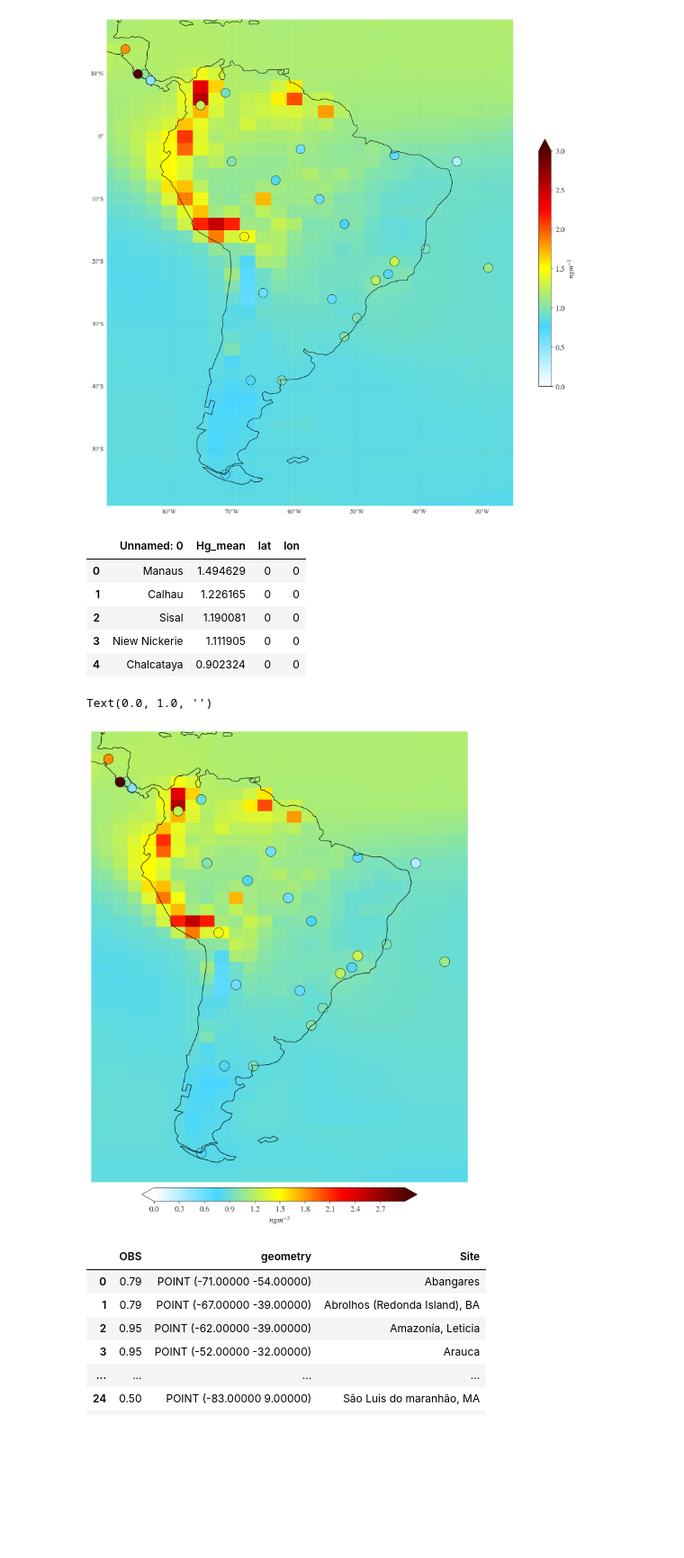
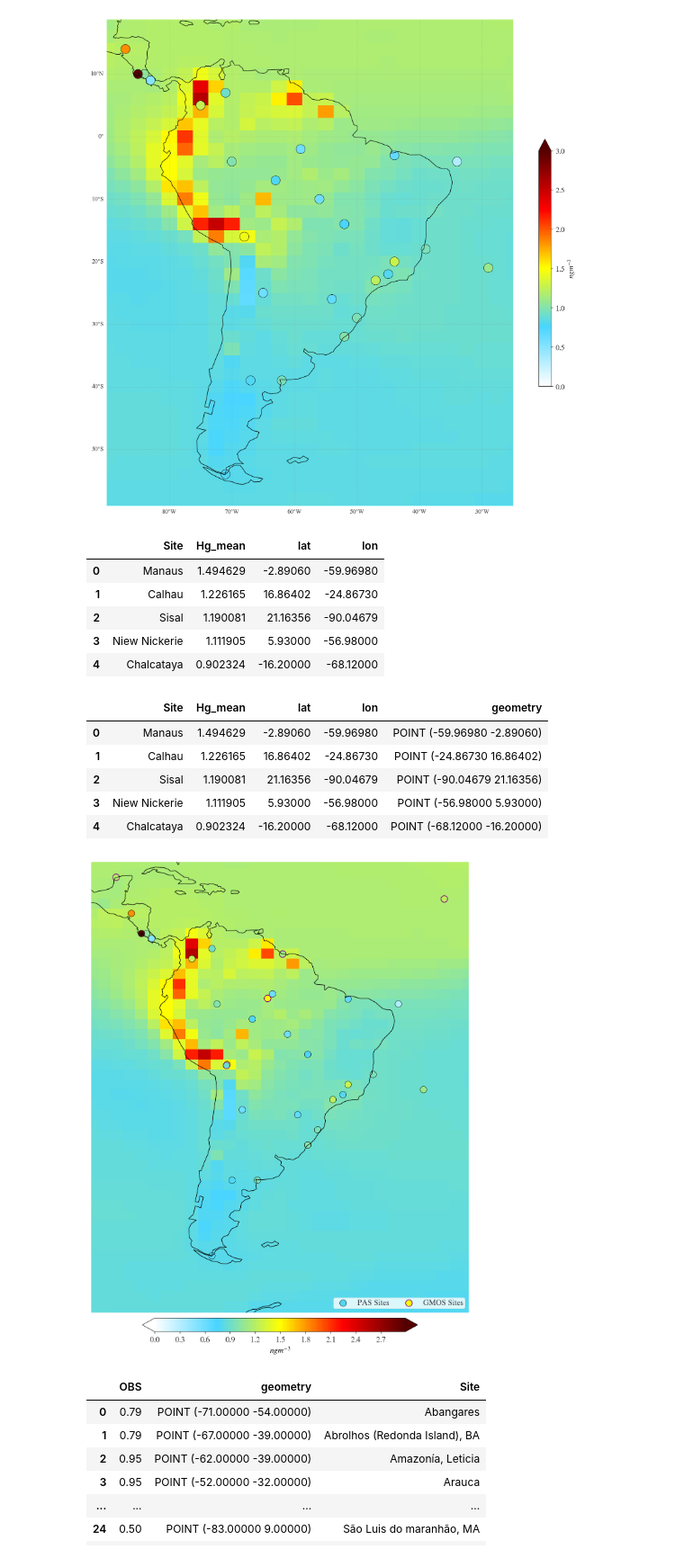
Before and after one commit to Shakes-tzd/MIT_TPP_thesis, a Jupyter notebook: JPnotebooks/LATAM_Passive_Sampler_Data_Analysis/Latam Tracer Concentrations Plots-2015.ipynb, the cells around one changed output. Shown at 90% size. Cells and saved outputs as stored; diff of their text form; code cells hidden in the pictures; blank space fills up the shorter version.

```diff
--- a/JPnotebooks/LATAM_Passive_Sampler_Data_Analysis/Latam Tracer Concentrations Plots-2015.ipynb
+++ b/JPnotebooks/LATAM_Passive_Sampler_Data_Analysis/Latam Tracer Concentrations Plots-2015.ipynb
@@ -618,46 +618,59 @@ plt.show()
 [figure]
 # %%
 GMOS_averages=pd.read_csv('/home/tzd/fs03/d1/tzd/Data_analysis/MIT_TPP_thesis/JPnotebooks/year_average_Hg_0.csv')
-# %%
-GMOS_averages['lat']=0
-GMOS_averages['lon']=0
 # %%
 GMOS_averages
 # %% [output]
-|  | Unnamed: 0 | Hg_mean | lat | lon |
-| 0 | Manaus | 1.494629 | 0 | 0 |
-| 1 | Calhau | 1.226165 | 0 | 0 |
-| 2 | Sisal | 1.190081 | 0 | 0 |
-| 3 | Niew Nickerie | 1.111905 | 0 | 0 |
-| 4 | Chalcataya | 0.902324 | 0 | 0 |
+|  | Site | Hg_mean | lat | lon |
+| 0 | Manaus | 1.494629 | -2.89060 | -59.96980 |
+| 1 | Calhau | 1.226165 | 16.86402 | -24.86730 |
+| 2 | Sisal | 1.190081 | 21.16356 | -90.04679 |
+| 3 | Niew Nickerie | 1.111905 | 5.93000 | -56.98000 |
+| 4 | Chalcataya | 0.902324 | -16.20000 | -68.12000 |
+# %%
+sites=gpd.GeoDataFrame(GMOS_averages, geometry = gpd.points_from_xy(GMOS_averages['lon'],GMOS_averages['lat'] ))
+sites
+# %% [output]
+|  | Site | Hg_mean | lat | lon | geometry |
+| 0 | Manaus | 1.494629 | -2.89060 | -59.96980 | POINT (-59.96980 -2.89060) |
+| 1 | Calhau | 1.226165 | 16.86402 | -24.86730 | POINT (-24.86730 16.86402) |
+| 2 | Sisal | 1.190081 | 21.16356 | -90.04679 | POINT (-90.04679 21.16356) |
+| 3 | Niew Nickerie | 1.111905 | 5.93000 | -56.98000 | POINT (-56.98000 5.93000) |
+| 4 | Chalcataya | 0.902324 | -16.20000 | -68.12000 | POINT (-68.12000 -16.20000) |
 # %%
 #longitude=slice(-92.0,-25.0),latitude=slice(-58,18))]
 
 fig = plt.figure(figsize=[15,15])
 ax = fig.add_subplot(111, projection=ccrs.PlateCarree())
 
 Hg_avPERyear[0,:,:].plot(ax=ax,x='LON',y='LAT', #set the axis
                         levels = np.arange(0, 3, .01), #set the levels for our colorbars
                        extend='both',#extend the colorbar in both directions
                        transform=ccrs.PlateCarree(), #fit data into map
                        cbar_kwargs={'orientation':'horizontal','label':'$ngm^{-3}$','shrink':0.5,'pad':0.01}, #label our colorbar (use ds_a just to get units)
                         cmap=cmap)  #choose color for our colorbar
-gplt.pointplot(L_OB_GEO,hue='OBS', cmap=cmap, norm=norm,ax=ax,edgecolor='black', linewidth=0.5,s = 15
+gplt.pointplot(L_OB_GEO,hue='OBS', cmap=cmap, norm=norm,ax=ax,edgecolor='black', linewidth=0.5,s = 10,label='PAS Sites'
+)
+gplt.pointplot(sites,hue='Hg_mean', cmap=cmap, norm=norm,ax=ax,edgecolor='purple', linewidth=1,s = 10,label='GMOS Sites'
 )
 #for x, y, label in zip(L_OB_GEO.geometry.x, L_OB_GEO.geometry.y, L_OB_GEO.OBS):
       #  ax.annotate(label, xy=(x, y), xytext=(3, 3), textcoords="offset points")
 
 
-ax.set_extent([-90, -25, -55, 16])
+ax.set_extent([-95, -20, -60, 20])
 ax.coastlines() #add coastlines
 #-92ax.set_extent([-150, -20, -90, 90])
 plt.title('')
 # plt.title('Annual Averaged Hg0', fontsize = 16); #title
 #av=df_d.resample('AS').mean()
 #print('Global Average Value from Model: ',av['IJ-AVG-S_Hg0'][0])
+plt.legend(ncol=2,loc='lower right',fontsize=12)
+name='07-27-22_pas_vs_model_Hg0-per-year_001.pdf'
+savepath='/home/tzd/fs03/d1/tzd/Data_analysis/MIT_TPP_thesis/figures/Passive_Samplers/'+name
+fig.savefig(savepath,bbox_inches='tight')
+plt.show()
 # %% [output]
-Text(0.0, 1.0, '')
-[figure, old version]
+[figure, new version]
 # %%
 L_OB_GEO['Site']=Lapan_gdf.Site
 # %%
```
Also changed, not shown: 4 other files.
